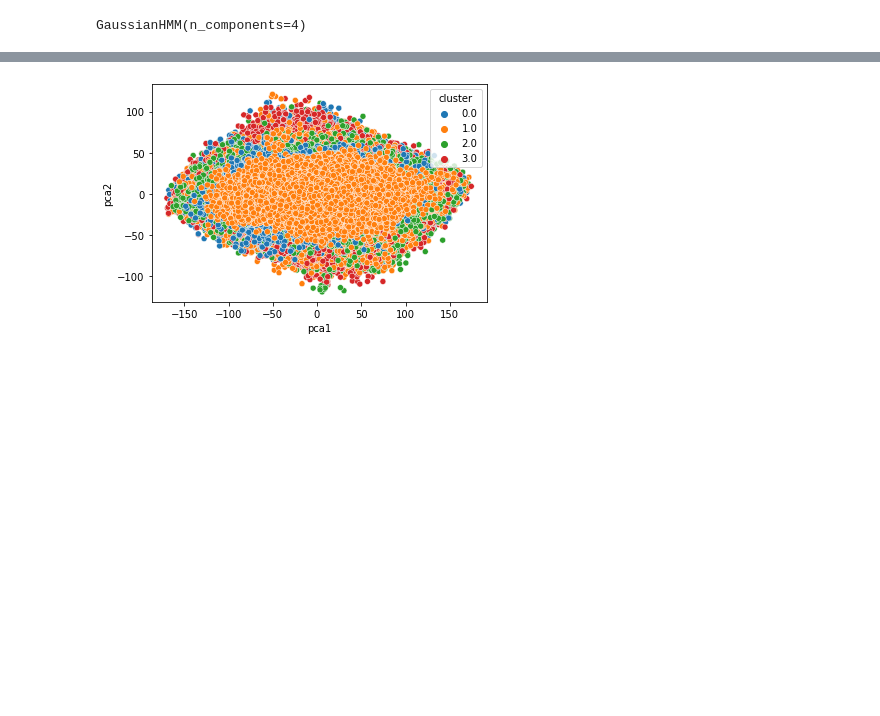
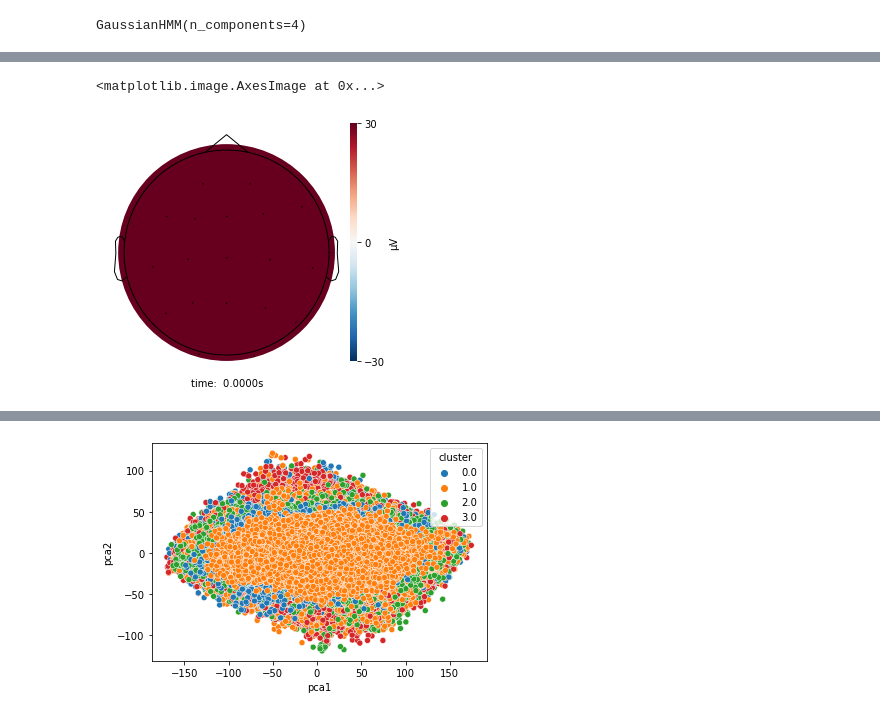
Before and after one commit to UBC-MDS/simpl_eeg_capstone, a Jupyter notebook: src/clustering/HMM.ipynb, the cells around one changed output, grey strips where cells are left out. Drawn from its saved outputs; the diff is of its cells as text; code cells hidden in the pictures; blank space fills up the shorter version.

```diff
--- a/src/clustering/HMM.ipynb
+++ b/src/clustering/HMM.ipynb
@@ -360,0 +389,7 @@ cluster0.write_html("cluster0.html")
+# %%
+third_batch = result_df_outlier.iloc[change_index[2]+1:change_index[3]+1, :20]
+# %%
+topomap_2d.plot_topomap_2d(raw_full, np.array(third_batch.iloc[:, 1:].mean()))
+# %% [output]
+<matplotlib.image.AxesImage at 0x...>
+[figure, added]
```
Also changed, not shown: parts of 6 cells of this notebook.
